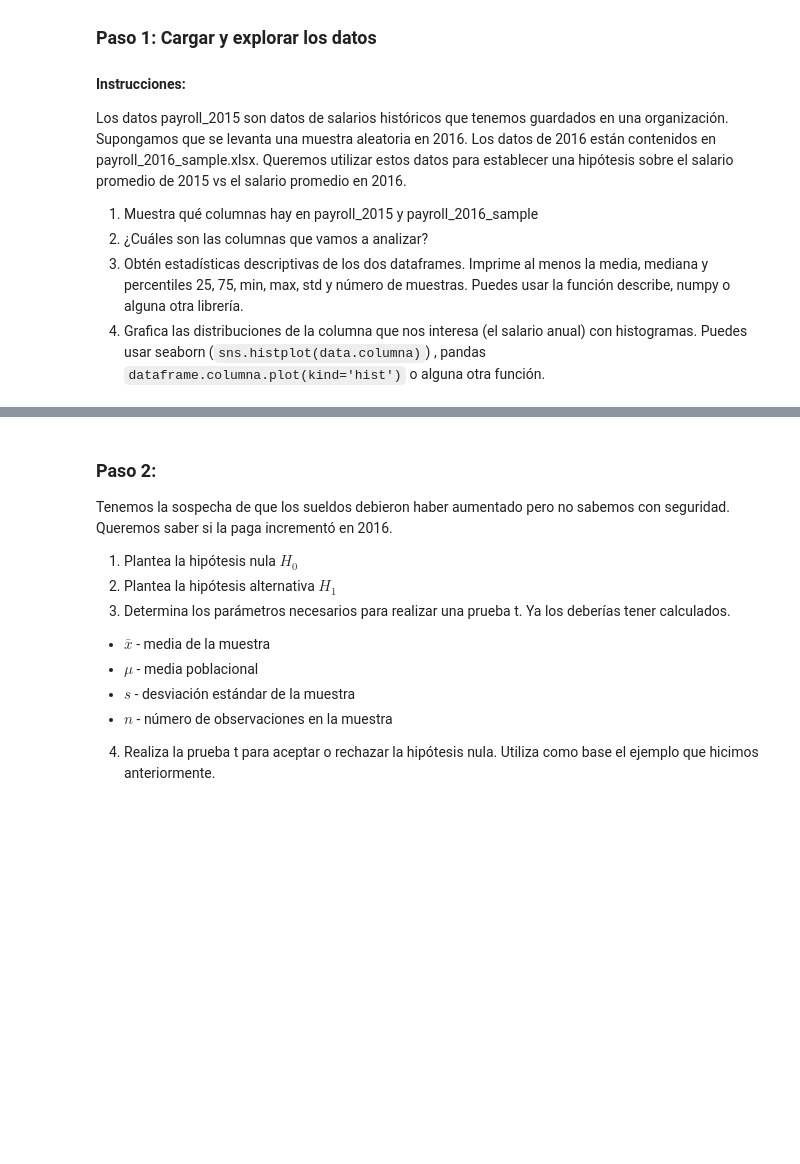
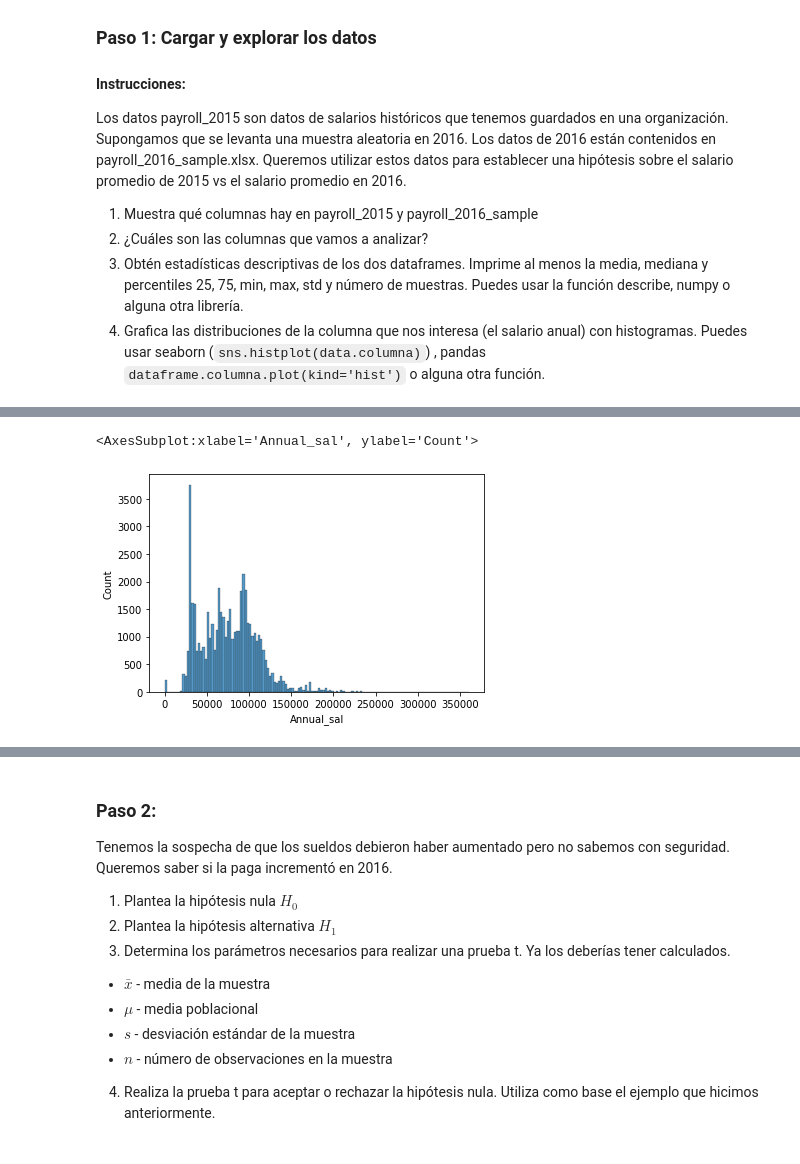
Before and after one commit to i0nathan/unaqds, a Jupyter notebook: modules/3/pruebas_hipotesis/Pruebas de hipótesis.ipynb, the cells around one changed output, grey strips where cells are left out. Saved outputs shown, nothing was run; the diff lists cells and outputs as text; code cells hidden in the pictures; blank space fills up the shorter version.

```diff
--- a/modules/3/pruebas_hipotesis/Pruebas de hipótesis.ipynb
+++ b/modules/3/pruebas_hipotesis/Pruebas de hipótesis.ipynb
@@ -248,2 +273,6 @@ payroll_2016_sample = pd.read_excel("payroll_2016_sample.xlsx")
 # %%
 # 3. Crear gráficas
+sns.histplot(payroll_2015.Annual_sal)
+# %% [output]
+<AxesSubplot:xlabel='Annual_sal', ylabel='Count'>
+[figure, added]
```
Also changed, not shown: parts of 15 cells of this notebook.
